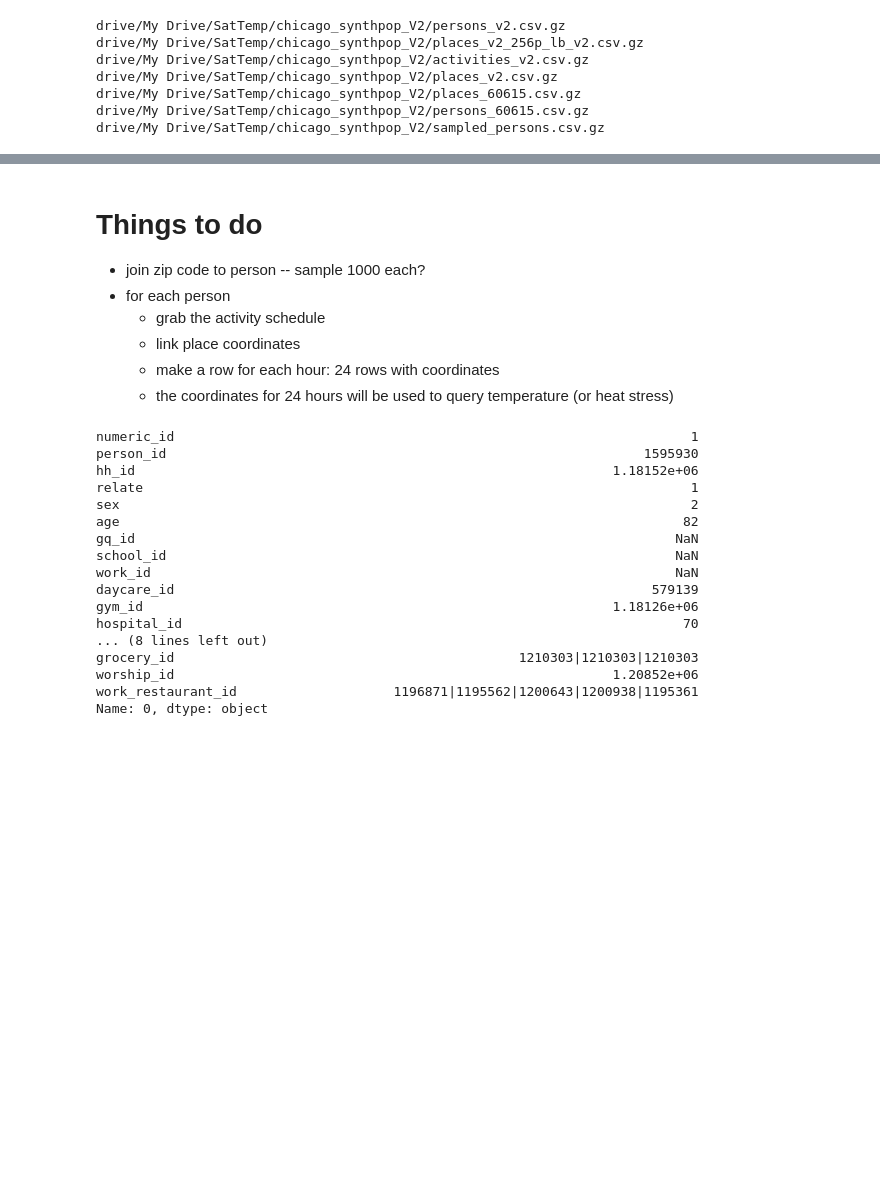
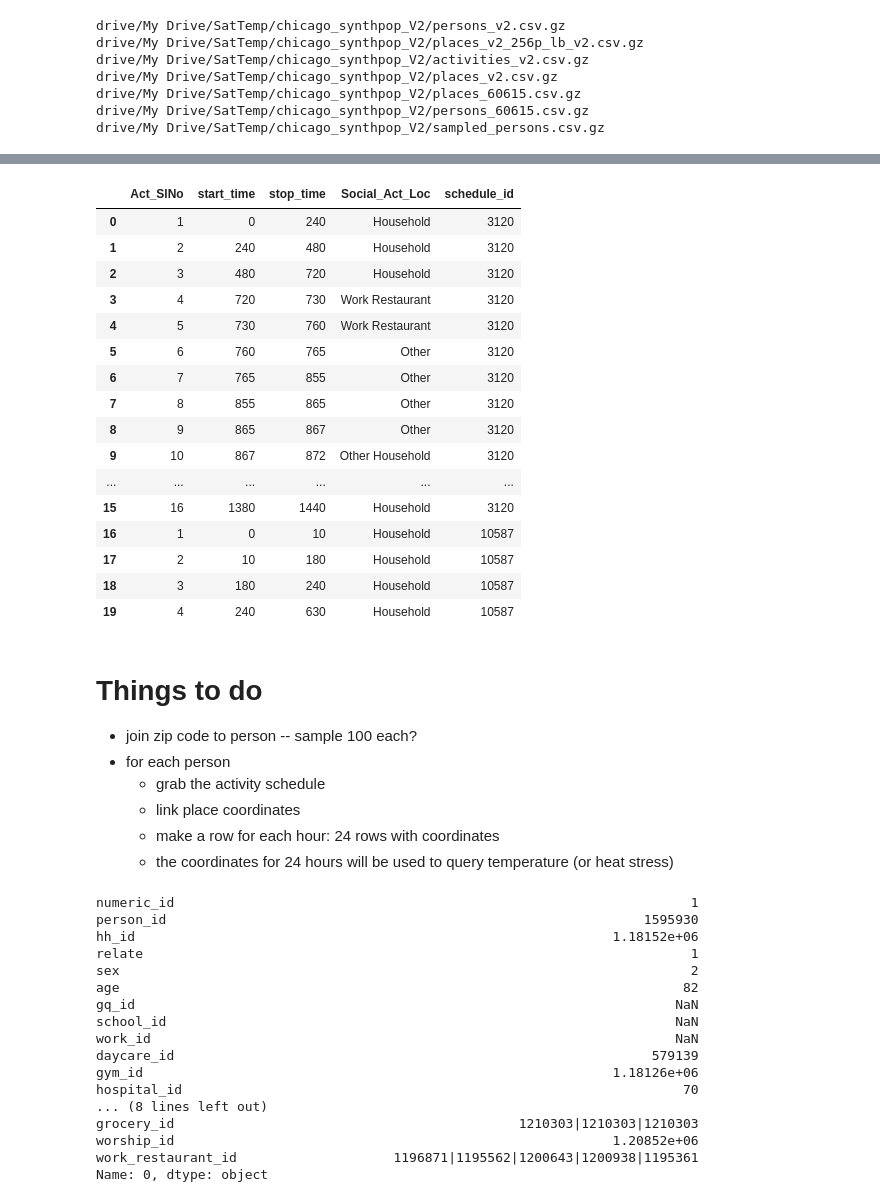
Before and after one commit to kywch/geo-colab, a Jupyter notebook: Generate_Chicago_Traces.ipynb, the cells around one changed output, grey strips where cells are left out. Drawn from its saved outputs; the diff is of its cells as text; code cells hidden in the pictures; blank space fills up the shorter version.

```diff
--- a/Generate_Chicago_Traces.ipynb
+++ b/Generate_Chicago_Traces.ipynb
@@ -83,14 +98,33 @@ plidx_df = places_df.set_index('numeric_id')
 # %%
 # activities
 activity_df = pd.read_csv('synthpop/activities_v2.csv.gz')
 #activity_df.info()
+activity_df.head(20)
+# %% [output]
+|  | Act_SlNo | start_time | stop_time | Social_Act_Loc | schedule_id |
+| 0 | 1 | 0 | 240 | Household | 3120 |
+| 1 | 2 | 240 | 480 | Household | 3120 |
+| 2 | 3 | 480 | 720 | Household | 3120 |
+| 3 | 4 | 720 | 730 | Work Restaurant | 3120 |
+| 4 | 5 | 730 | 760 | Work Restaurant | 3120 |
+| 5 | 6 | 760 | 765 | Other | 3120 |
+| 6 | 7 | 765 | 855 | Other | 3120 |
+| 7 | 8 | 855 | 865 | Other | 3120 |
+| 8 | 9 | 865 | 867 | Other | 3120 |
+| 9 | 10 | 867 | 872 | Other Household | 3120 |
+| ... | ... | ... | ... | ... | ... |
+| 15 | 16 | 1380 | 1440 | Household | 3120 |
+| 16 | 1 | 0 | 10 | Household | 10587 |
+| 17 | 2 | 10 | 180 | Household | 10587 |
+| 18 | 3 | 180 | 240 | Household | 10587 |
+| 19 | 4 | 240 | 630 | Household | 10587 |
 # %%
 # check the number of unique persons
 #print(len(persons_df.person_id), len(persons_df.person_id.unique()))
 #persons_df.head()
 # %% [markdown]
 # Things to do
-* join zip code to person -- sample 1000 each?
+* join zip code to person -- sample 100 each?
 * for each person
   * grab the activity schedule
   * link place coordinates
```
Also changed, not shown: parts of 17 cells of this notebook.
